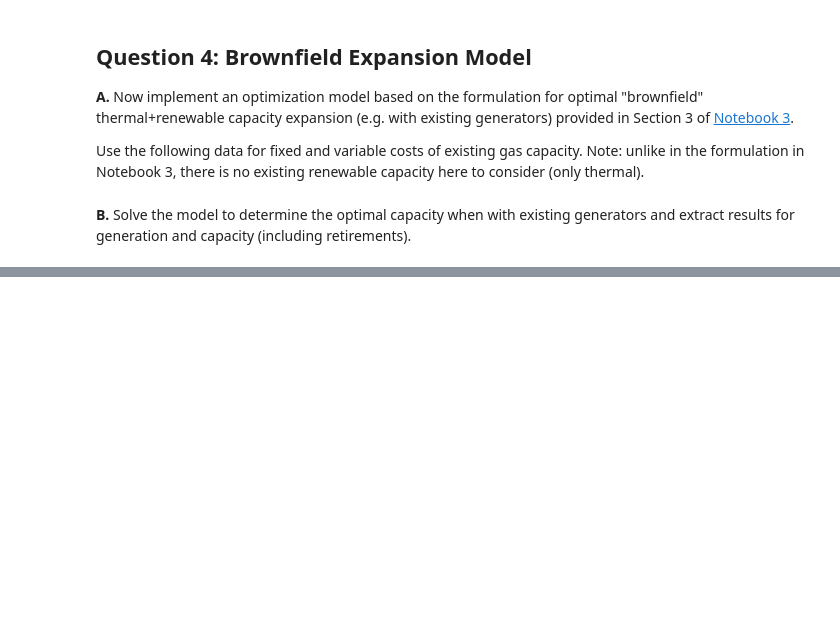
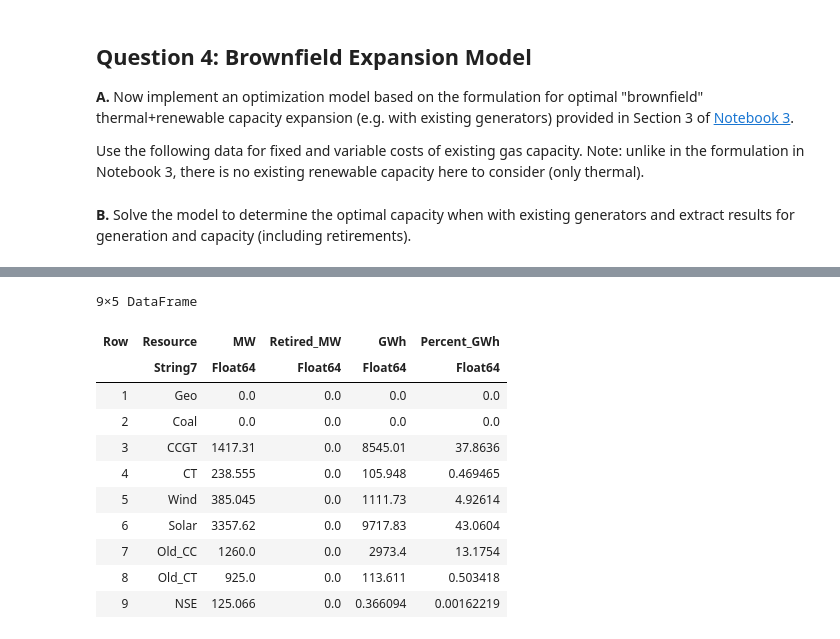
Before and after one commit to nxshi/power-systems-optimization, a Jupyter notebook: Homeworks/Homework-02.ipynb, the cells around one changed output, grey strips where cells are left out. Saved outputs shown, nothing was run; the diff lists cells and outputs as text; code cells hidden in the pictures; blank space fills up the shorter version.

```diff
--- a/Homeworks/Homework-02.ipynb
+++ b/Homeworks/Homework-02.ipynb
@@ -157,5 +318,32 @@ ExistingCap_CCGT = 1260 # Approximate actual existing capacity in SDGE
 ExistingCap_CT = 925 # Approximate actual existing capacity in SDGE
 # Add new column to generators Data Frame
 generators[!,:ExistingCap] = [0,0,0,0,0,0, ExistingCap_CCGT, ExistingCap_CT];
+# %%
+G_all = generators.G[:]
+G_old_thermal = generators.G[end-1:end]
+
+# Create the model
+Brownfield_Expansion_Model = Model(HiGHS.Optimizer)
+
+@variables(Brownfield_Expansion_Model, begin
+        CAP[g in G_new] >=0
+        GEN[g in G_all, h in H] >= 0
+        NSE[h in H] >= 0
+        RET[g in G_old_thermal] >= 0     # Additional variable to represent capacity retired (MW)
+end);
+
+@constraints(Brownfield_Expansion_Model, begin
+    cDemandBalance[h in H], sum(GEN[g,h] for g in G_all) + NSE[h] == demand.Demand[h]
+    cCapacity_new_thermal[g in G_new_thermal, h in H], GEN[g,h] <= CAP[g]
+    cCapacity_old_thermal[g in G_old_thermal, h in H], GEN[g,h] <= generators[generators.G.==g,:ExistingCap][1] - RET[g] # Additional constraint on existing thermal capacity
+    cCapacity_new_RE[g in G_new_RE, h in H], GEN[g,h] <= CAP[g] * variability[h,g]
+end);
+
+@objective(Brownfield_Expansion_Model, Min,
+    sum(generators.FixedCost[generators.G.==g][1]*CAP[g] for g in G_new) + # New generators fixed cost
+    sum(generators.FixedCost[generators.G.==g][1]*(generators.ExistingCap[generators.G.==g][1]-RET[g]) for g in G_old_thermal) + # Existing generators fixed cost
+    sum(sum(generators.VarCost[generators.G.==g][1]*GEN[g,h] for h in H) for g in G_all) +
+    sum(NSECost*NSE[h] for h in H)
+);
 # %% [markdown]
 **B.** Solve the model to determine the optimal capacity when with existing generators and extract results for generation and capacity (including retirements).
@@ -161,0 +370,31 @@ generators[!,:ExistingCap] = [0,0,0,0,0,0, ExistingCap_CCGT, ExistingCap_CT];
+# %%
+# Format capacity and generation results in table
+generation = zeros(size(G_all,1))
+for i in 1:size(G_all,1)
+    generation[i] = sum(value.(GEN)[G_all[i],:].data)
+end
+MWh_share = generation./sum(demand.Demand).*100
+capacity = push!(value.(CAP).data, generators[generators.G.=="Old_CC",:ExistingCap][1]-value.(RET).data[1], generators[generators.G.=="Old_CT",:ExistingCap][1]-value.(RET).data[2])
+results = DataFrame(
+    Resource = G_all,
+    MW = capacity,
+    Retired_MW = push!(zeros(size(G_new,1)),value.(RET).data[1],value.(RET).data[2]),
+    GWh = generation/1000,
+    Percent_GWh = MWh_share
+)
+NSE_MW = maximum(value.(NSE).data)
+NSE_MWh = sum(value.(NSE).data)
+push!(results, ["NSE" NSE_MW 0 NSE_MWh/1000 NSE_MWh/sum(demand.Demand)*100])
+# %% [output]
+9×5 DataFrame
+| Row | Resource | MW | Retired_MW | GWh | Percent_GWh |
+|  | String7 | Float64 | Float64 | Float64 | Float64 |
+| 1 | Geo | 0.0 | 0.0 | 0.0 | 0.0 |
+| 2 | Coal | 0.0 | 0.0 | 0.0 | 0.0 |
+| 3 | CCGT | 1417.31 | 0.0 | 8545.01 | 37.8636 |
+| 4 | CT | 238.555 | 0.0 | 105.948 | 0.469465 |
+| 5 | Wind | 385.045 | 0.0 | 1111.73 | 4.92614 |
+| 6 | Solar | 3357.62 | 0.0 | 9717.83 | 43.0604 |
+| 7 | Old_CC | 1260.0 | 0.0 | 2973.4 | 13.1754 |
+| 8 | Old_CT | 925.0 | 0.0 | 113.611 | 0.503418 |
+| 9 | NSE | 125.066 | 0.0 | 0.366094 | 0.00162219 |
```
Also changed, not shown: parts of 16 cells of this notebook, 9 other files.
